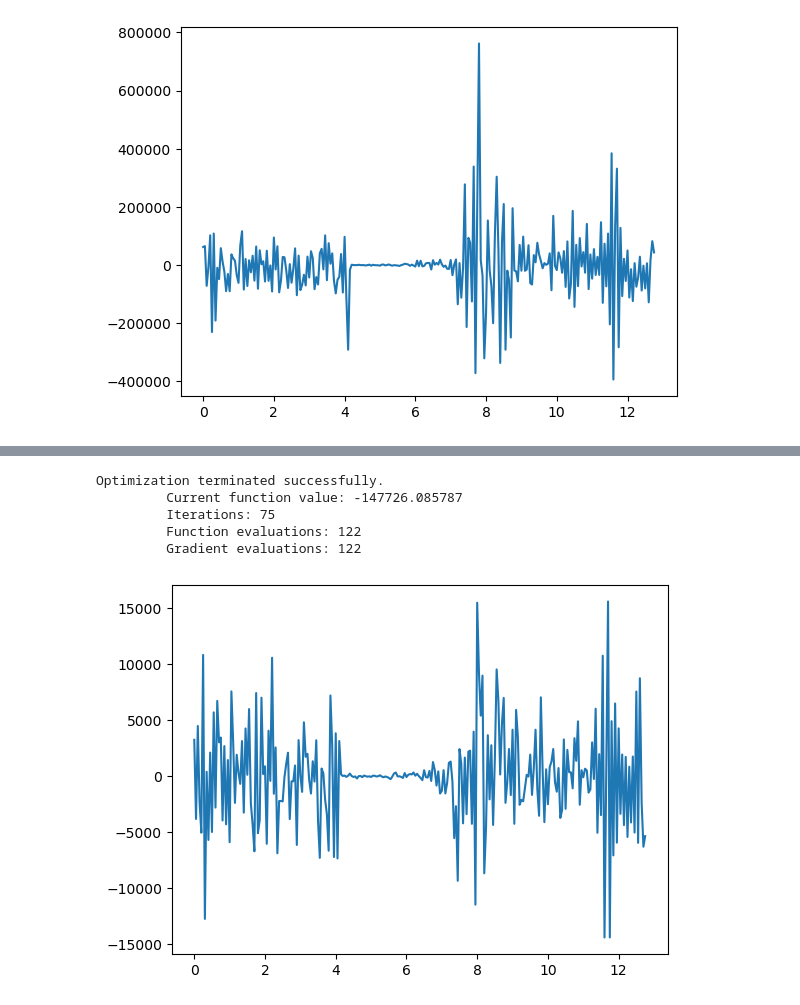
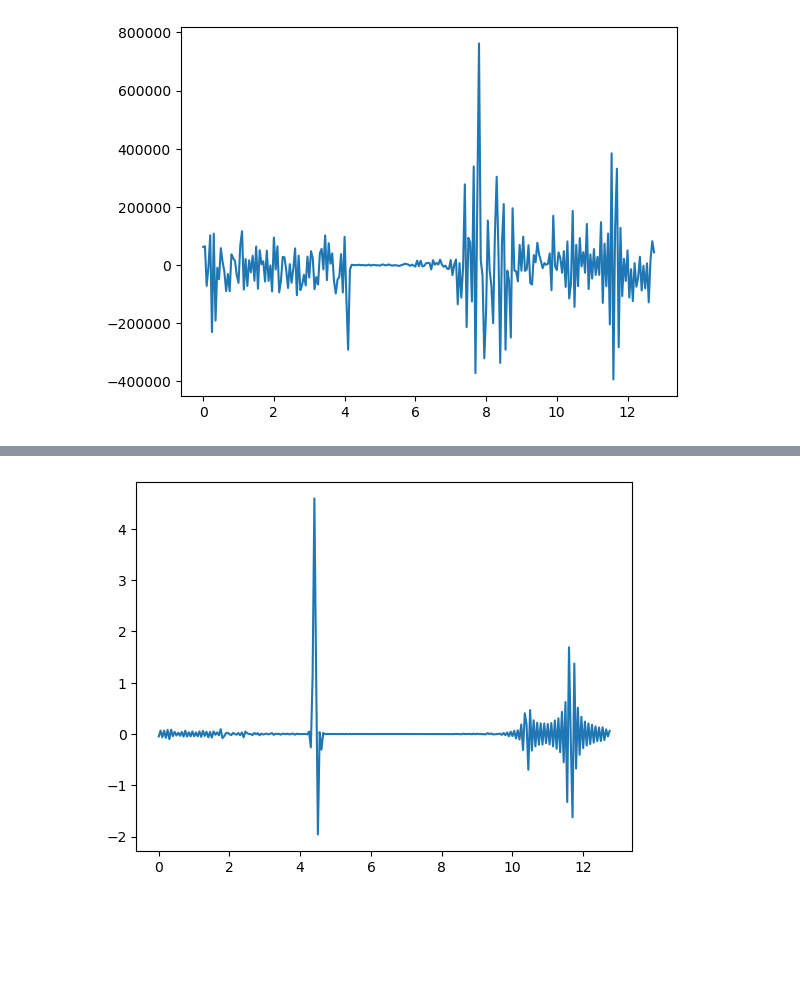
Before and after one commit to dodge-research-group/thztools, a Jupyter notebook: examples/tdnoisefit-dev.ipynb, the cells around one changed output, grey strips where cells are left out. Cells and saved outputs as stored; diff of their text form; code cells hidden in the pictures; blank space fills up the shorter version.

Commit message:
Add loop to tdnoisefit-dev to iterate toward optimal mu

```diff
--- a/examples/tdnoisefit-dev.ipynb
+++ b/examples/tdnoisefit-dev.ipynb
@@ -422,34 +206,50 @@ plt.show()
 # %%
-result8 = thz.tdnoisefit(
+last_result = result
+cur_result = thz.tdnoisefit(
     x.T,
     v0=sigma**2,
-    mu0=result7[0]["mu"],
+    mu0=last_result[0]["mu"],
     a0=a,
     eta0=eta,
     ts=ts,
     fix_v=True,
     fix_mu=False,
     fix_a=True,
     fix_eta=True,
 )
+
+i = 0
+while ((cur_result[1] < last_result[1])
+       and cur_result[2]["success"]
+       and cur_result[2]["nit"] > 0):
+    i += 1
+    last_result = cur_result
+    cur_result = thz.tdnoisefit(
+        x.T,
+        v0=sigma**2,
+        mu0=last_result[0]["mu"],
+        a0=a,
+        eta0=eta,
+        ts=ts,
+        fix_v=True,
+        fix_mu=False,
+        fix_a=True,
+        fix_eta=True,
+    )
+
 _, grad_mu = tdnll(
     x,
-    result8[0]["mu"],
+    cur_result[0]["mu"],
     logv,
     a,
     eta,
     ts,
     fix_logv=True,
     fix_mu=False,
     fix_a=True,
     fix_eta=True,
 )
 plt.plot(t, grad_mu)
 plt.show()
 # %% [output]
-Optimization terminated successfully.
-         Current function value: -147726.085787
-         Iterations: 75
-         Function evaluations: 122
-         Gradient evaluations: 122
-[figure, old version]
+[figure, new version]
```
Also changed, not shown: parts of 32 cells of this notebook, 2 other files.
